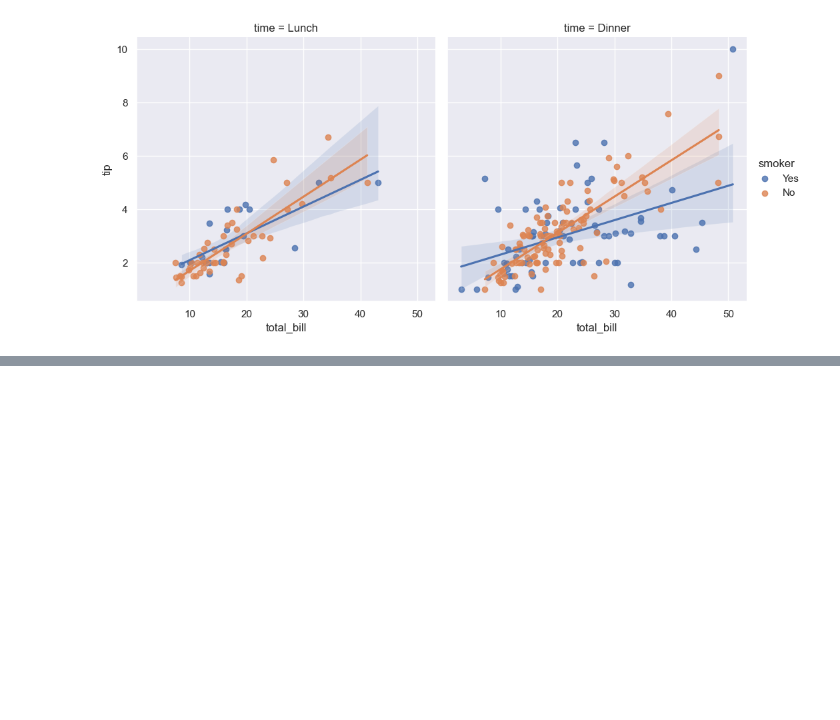
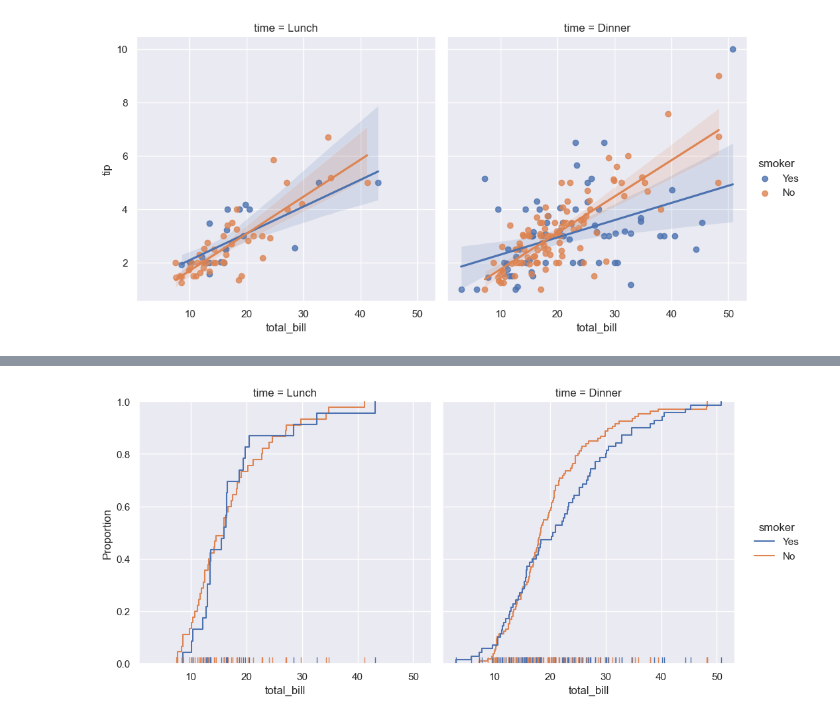
Before and after one commit to stonesteel0606/seaborn_tutorial, a Jupyter notebook: Seaborn_intro.ipynb, the cells around one changed output, grey strips where cells are left out. Cells and saved outputs as stored; diff of their text form; code cells hidden in the pictures; blank space fills up the shorter version.

```diff
--- a/Seaborn_intro.ipynb
+++ b/Seaborn_intro.ipynb
@@ -95,0 +104,6 @@ plt.show()
+# %%
+# 또한 데이텅의 경험적 누적 분포 함수를 계산하고 플로팅하는 것과 같이 강력하지만 덜 익숙한 기술도 있다.
+sns.displot(data=tips, kind="ecdf", x="total_bill", col="time", hue="smoker", rug=True);
+plt.show()
+# %% [output]
+[figure, added]
```
Also changed, not shown: parts of 18 cells of this notebook.
